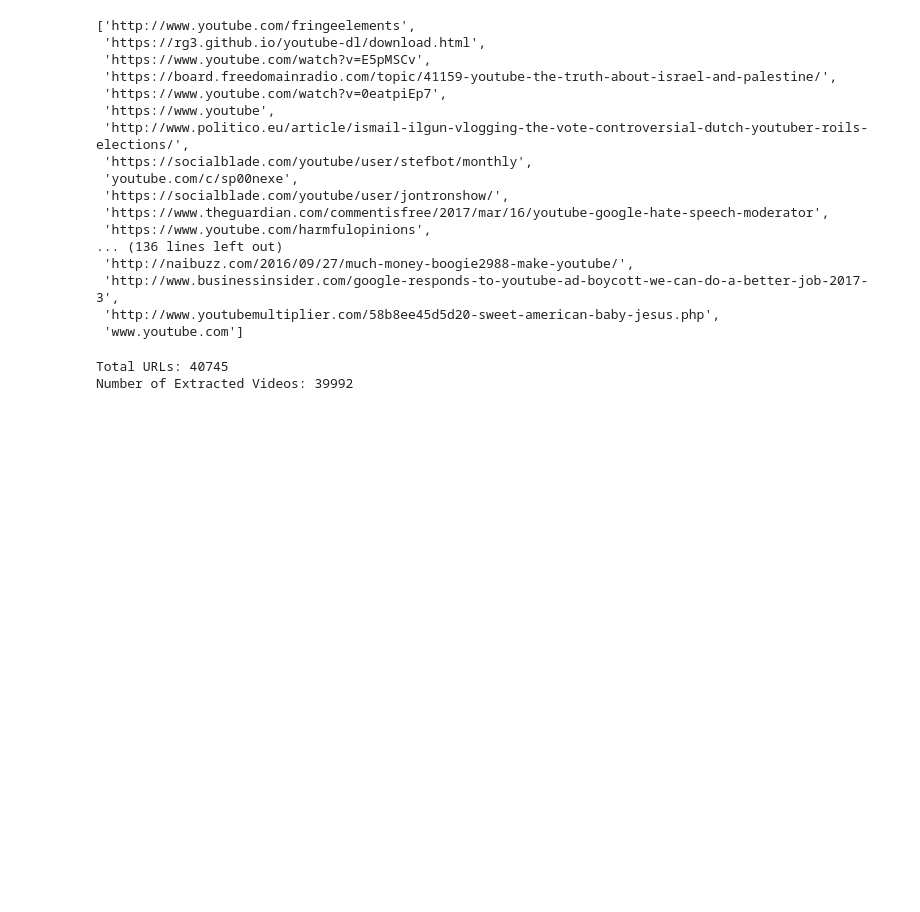
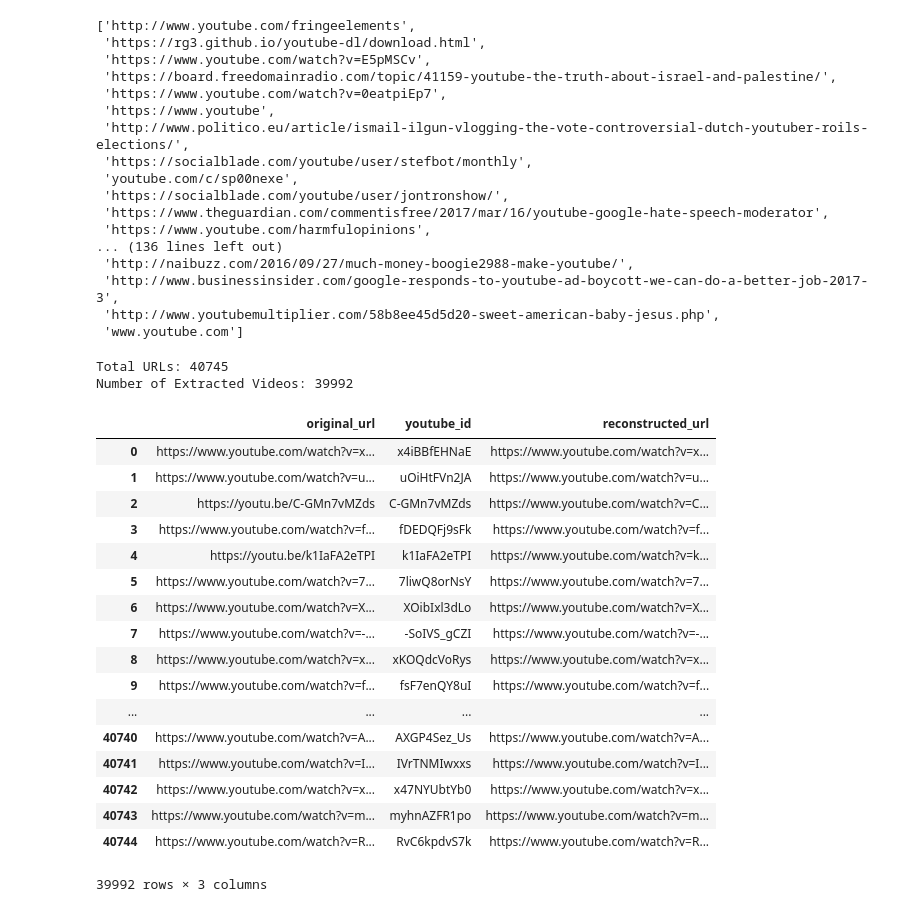
Before and after one commit to Data4Democracy/assemble, a Jupyter notebook: exploratory_notebooks/youtube_video_id_extraction.ipynb, the cells around one changed output. Cells and saved outputs as stored; diff of their text form; code cells hidden in the pictures; blank space fills up the shorter version.

Commit message:
Update notebook to export csv with extracted IDs and updated URLs

```diff
--- a/exploratory_notebooks/youtube_video_id_extraction.ipynb
+++ b/exploratory_notebooks/youtube_video_id_extraction.ipynb
@@ -147,3 +147,24 @@ print('Number of Extracted Videos: {}'.format(len(extracted_and_reconstructed)))
 # %% [output]
 Total URLs: 40745
 Number of Extracted Videos: 39992
+# %%
+extracted_and_reconstructed.rename(index=str, columns={'url': 'original_url', 'video_id': 'youtube_id'})
+# %% [output]
+|  | original_url | youtube_id | reconstructed_url |
+| 0 | https://www.youtube.com/watch?v=x... | x4iBBfEHNaE | https://www.youtube.com/watch?v=x... |
+| 1 | https://www.youtube.com/watch?v=u... | uOiHtFVn2JA | https://www.youtube.com/watch?v=u... |
+| 2 | https://youtu.be/C-GMn7vMZds | C-GMn7vMZds | https://www.youtube.com/watch?v=C... |
+| 3 | https://www.youtube.com/watch?v=f... | fDEDQFj9sFk | https://www.youtube.com/watch?v=f... |
+| 4 | https://youtu.be/k1IaFA2eTPI | k1IaFA2eTPI | https://www.youtube.com/watch?v=k... |
+| 5 | https://www.youtube.com/watch?v=7... | 7liwQ8orNsY | https://www.youtube.com/watch?v=7... |
+| 6 | https://www.youtube.com/watch?v=X... | XOibIxl3dLo | https://www.youtube.com/watch?v=X... |
+| 7 | https://www.youtube.com/watch?v=-... | -SoIVS_gCZI | https://www.youtube.com/watch?v=-... |
+| 8 | https://www.youtube.com/watch?v=x... | xKOQdcVoRys | https://www.youtube.com/watch?v=x... |
+| 9 | https://www.youtube.com/watch?v=f... | fsF7enQY8uI | https://www.youtube.com/watch?v=f... |
+| ... | ... | ... | ... |
+| 40740 | https://www.youtube.com/watch?v=A... | AXGP4Sez_Us | https://www.youtube.com/watch?v=A... |
+| 40741 | https://www.youtube.com/watch?v=I... | IVrTNMIwxxs | https://www.youtube.com/watch?v=I... |
+| 40742 | https://www.youtube.com/watch?v=x... | x47NYUbtYb0 | https://www.youtube.com/watch?v=x... |
+| 40743 | https://www.youtube.com/watch?v=m... | myhnAZFR1po | https://www.youtube.com/watch?v=m... |
+| 40744 | https://www.youtube.com/watch?v=R... | RvC6kpdvS7k | https://www.youtube.com/watch?v=R... |
+39992 rows × 3 columns
```
Also changed, not shown: parts of 1 cell of this notebook.
